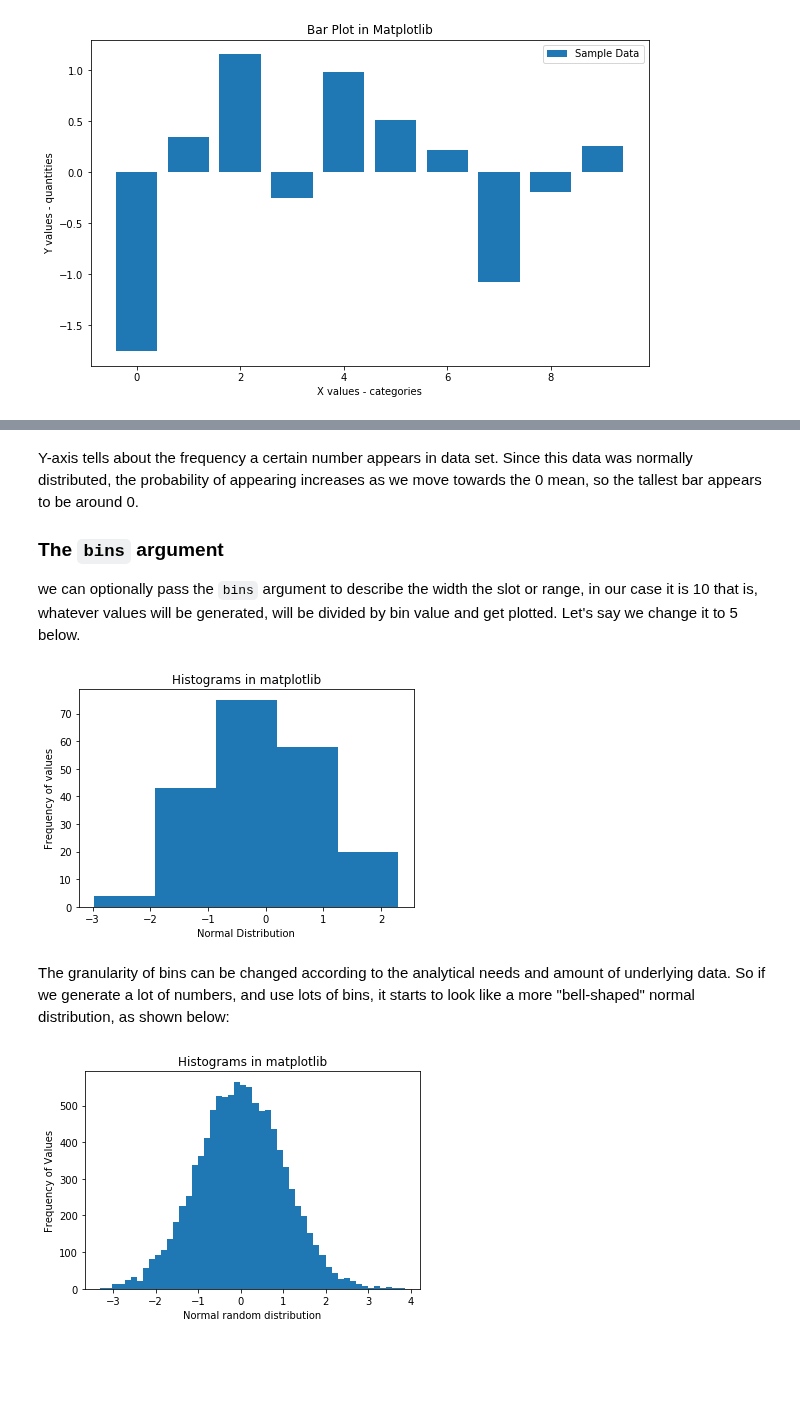
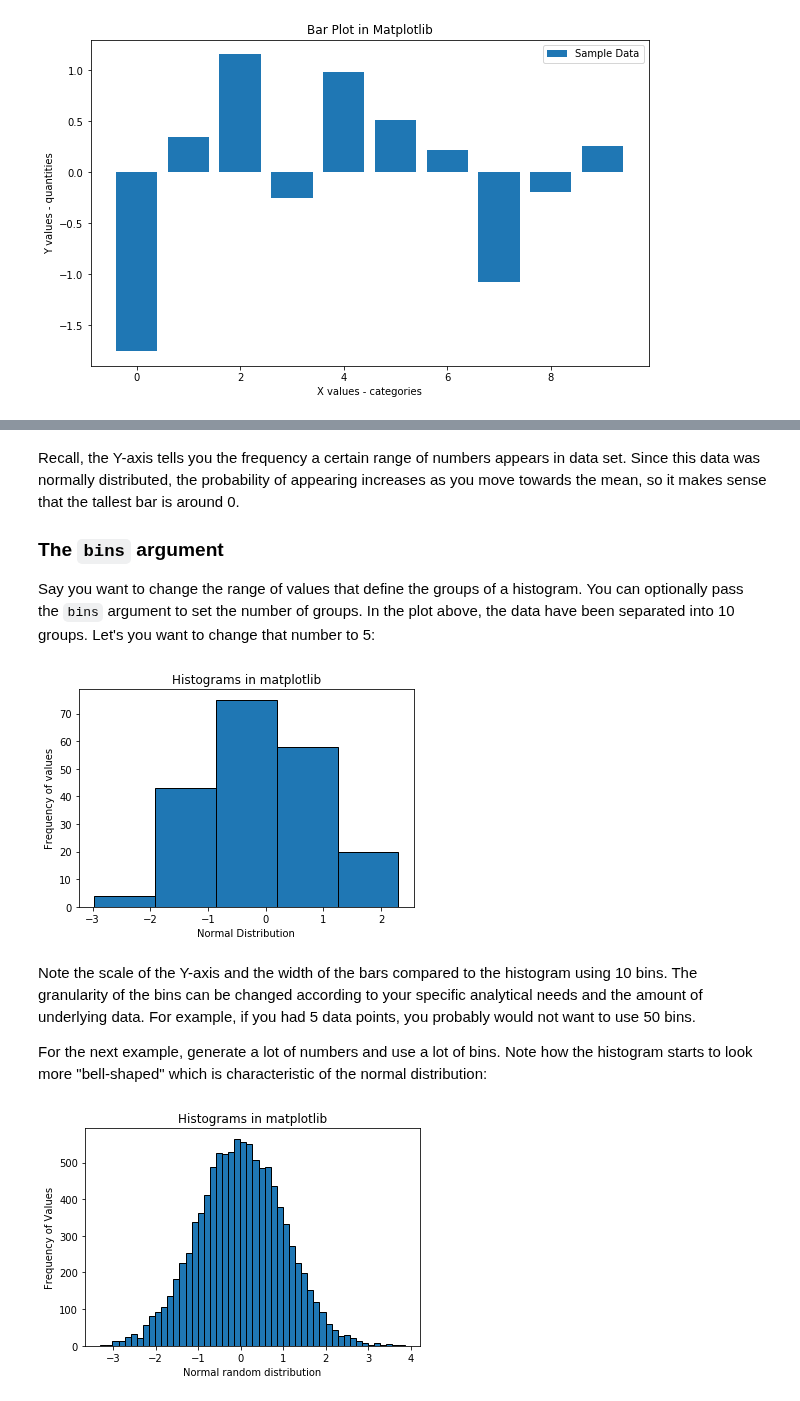
Before and after one commit to learn-co-curriculum/dsc-data-viz, a Jupyter notebook: index.ipynb, the cells around one changed output, grey strips where cells are left out. Drawn from its saved outputs; the diff is of its cells as text; code cells hidden in the pictures; blank space fills up the shorter version.

Commit message:
update language and histogram plots

```diff
--- a/index.ipynb
+++ b/index.ipynb
@@ -154,32 +151,34 @@ plt.show()
 # %% [markdown]
-Y-axis tells about the frequency a certain number appears in data set. Since this data was normally distributed, the probability of appearing increases as we move towards the 0 mean, so the tallest bar appears to be around 0.
+Recall, the Y-axis tells you the frequency a certain range of numbers appears in data set. Since this data was normally distributed, the probability of appearing increases as you move towards the mean, so it makes sense that the tallest bar is around 0.
 
 ### The `bins` argument
-we can optionally pass the `bins` argument to describe the width the slot or range, in our case it is 10 that is, whatever values will be generated,  will be divided by bin value and get plotted. Let's say we change it to 5 below.
+Say you want to change the range of values that define the groups of a histogram. You can optionally pass the `bins` argument to set the number of groups. In the plot above, the data have been separated into 10 groups. Let's you want to change that number to 5:
 # %%
-plt.hist(x, bins = 5)
+plt.hist(x, bins = 5, edgecolor='black')
 plt.xlabel('Normal Distribution')
 plt.ylabel('Frequency of values')
 plt.title('Histograms in matplotlib')
 plt.show()
 # %% [output]
-[figure, old version]
+[figure, new version]
 # %% [markdown]
-The granularity of bins can be changed according to the analytical needs and amount of underlying data. So if we generate a lot of numbers, and use lots of bins, it starts to look like a more "bell-shaped" normal distribution, as shown below:
+Note the scale of the Y-axis and the width of the bars compared to the histogram using 10 bins. The granularity of the bins can be changed according to your specific analytical needs and the amount of underlying data. For example, if you had 5 data points, you probably would not want to use 50 bins.
+
+For the next example, generate a lot of numbers and use a lot of bins. Note how the histogram starts to look more "bell-shaped" which is characteristic of the normal distribution:
 # %%
 # Set seed for reproducability
 np.random.seed(100)
 
 # Generate 10000 values from 0 mean normal distribution
 x = np.random.randn(10000)
 
 #Plot the distogram with hist() function
-plt.hist(x, bins = 50)
+plt.hist(x, bins = 50, edgecolor="black")
 
 plt.xlabel('Normal random distribution')
 plt.ylabel('Frequency of Values')
 plt.title('Histograms in matplotlib')
 plt.show()
 # %% [output]
-[figure, old version]
+[figure, new version]
 # %% [markdown]
```
Also changed, not shown: parts of 10 cells of this notebook, 7 other files.
